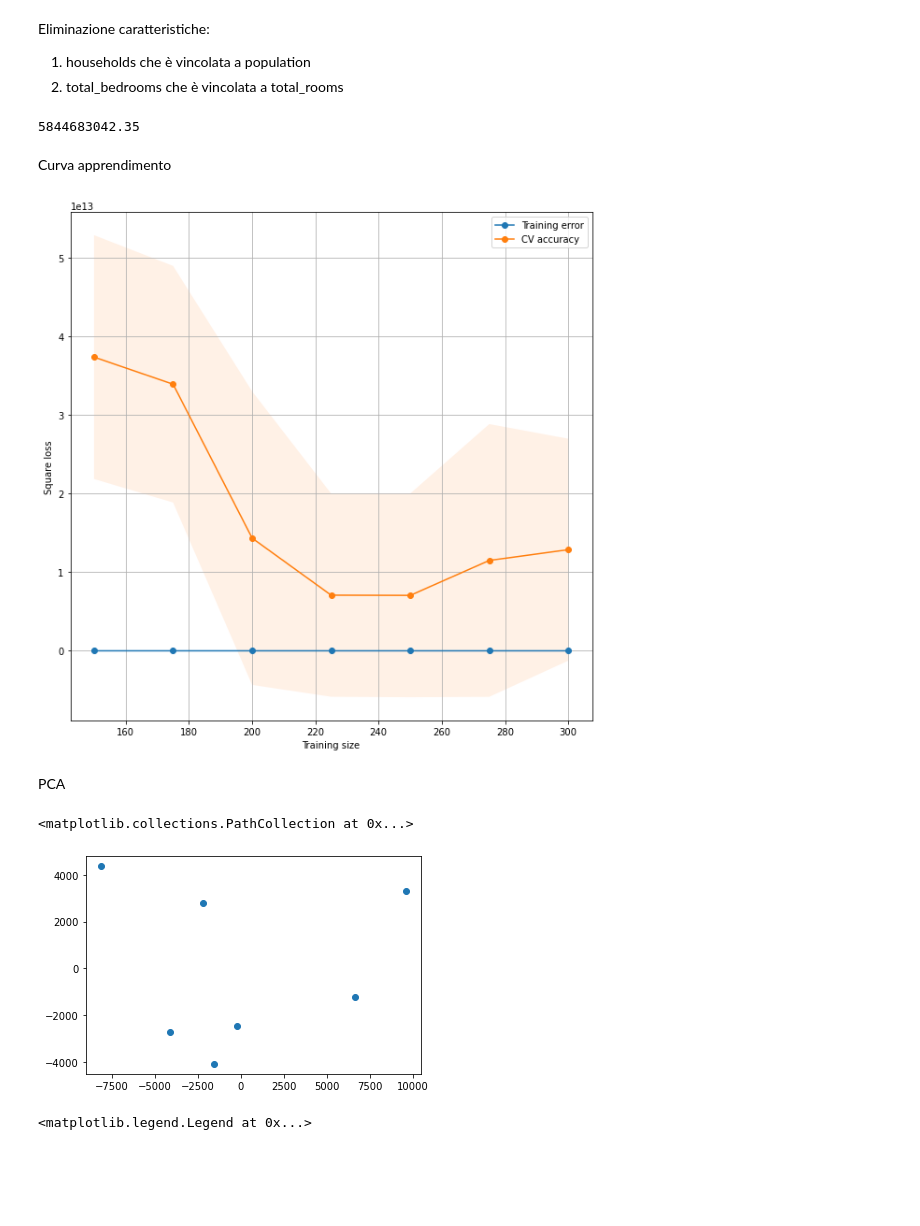
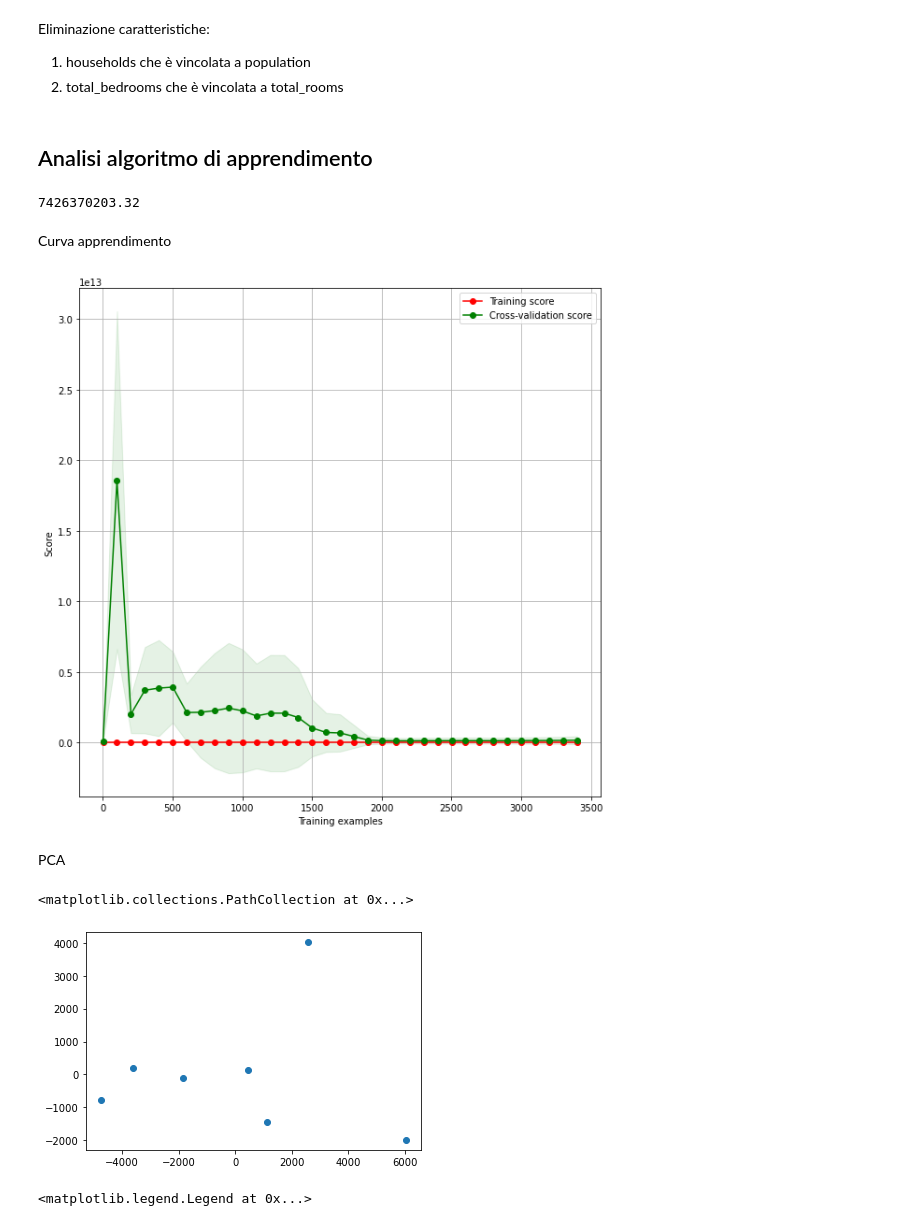
Before and after one commit to mikymaione/HousingPrices, a Jupyter notebook: Source code/HousingPrices/main.ipynb, the cells around one changed output. Drawn from its saved outputs; the diff is of its cells as text; code cells hidden in the pictures; blank space fills up the shorter version.

Commit message:
cross validation

```diff
--- a/Source code/HousingPrices/main.ipynb
+++ b/Source code/HousingPrices/main.ipynb
@@ -119,17 +123,19 @@ for u in ['households', 'total_bedrooms', column_to_predict]:
 
 X = data_frame.drop(columns=['households', 'total_bedrooms', column_to_predict])
 y = data_frame[column_to_predict]
+# %% [markdown]
+## Analisi algoritmo di apprendimento
 # %%
-# sostituire
-learner = Ridge(alpha=0.01, normalize=True)
-scores = cross_val_score(learner, X, y, cv=5, scoring=RMS)
+# sostituire con il nostro medoto
+learner = Ridge(alpha=1, normalize=True)
+scores = cross_val_score(learner, X, y, cv=6, scoring=RMS)
 numpy.round(-scores.mean(), decimals=2)
 # %% [output]
-5844683042.35
+7426370203.32
 # %% [markdown]
 Curva apprendimento
 # %%
-sizes = range(150, 301, 25)
+sizes = range(1, 3440, 100)
 train_size, train_score, val_score = learning_curve(learner, X, y, train_sizes=sizes, cv=5, scoring=RMS)
 # %%
 train_score_mean = -numpy.mean(train_score, axis=1)
@@ -139,16 +145,19 @@ val_score_std = numpy.std(val_score, axis=1)
 # %%
 plt.figure(figsize=(10, 10))
 plt.grid()
-plt.fill_between(sizes, train_score_mean - train_score_std, train_score_mean + train_score_std, alpha=0.1)
-plt.fill_between(sizes, val_score_mean - val_score_std, val_score_mean + val_score_std, alpha=0.1)
-plt.plot(sizes, train_score_mean, 'o-', label="Training error")
-plt.plot(sizes, val_score_mean, 'o-', label="CV accuracy")
+
+plt.fill_between(sizes, train_score_mean - train_score_std, train_score_mean + train_score_std, color="r", alpha=0.1)
+plt.fill_between(sizes, val_score_mean - val_score_std, val_score_mean + val_score_std, color="g", alpha=0.1)
+
+plt.plot(sizes, train_score_mean, 'o-', color="r", label="Training score")
+plt.plot(sizes, val_score_mean, 'o-', color="g", label="Cross-validation score")
+
 plt.legend()
-plt.xlabel('Training size')
-plt.ylabel('Square loss')
+plt.xlabel('Training examples')
+plt.ylabel('Score')
 plt.show()
 # %% [output]
-[figure, old version]
+[figure, new version]
 # %%
 coef_list = []
 
@@ -168,7 +177,7 @@ coef_pca = pca.transform(coef_matrix)
 plt.scatter(coef_pca[:, 0], coef_pca[:, 1])
 # %% [output]
 <matplotlib.collections.PathCollection at 0x...>
-[figure, old version]
+[figure, new version]
 # %%
 pca = decomposition.PCA(n_components=X.shape[1])
 pca.fit(X)
```
Also changed, not shown: parts of 6 cells of this notebook.
